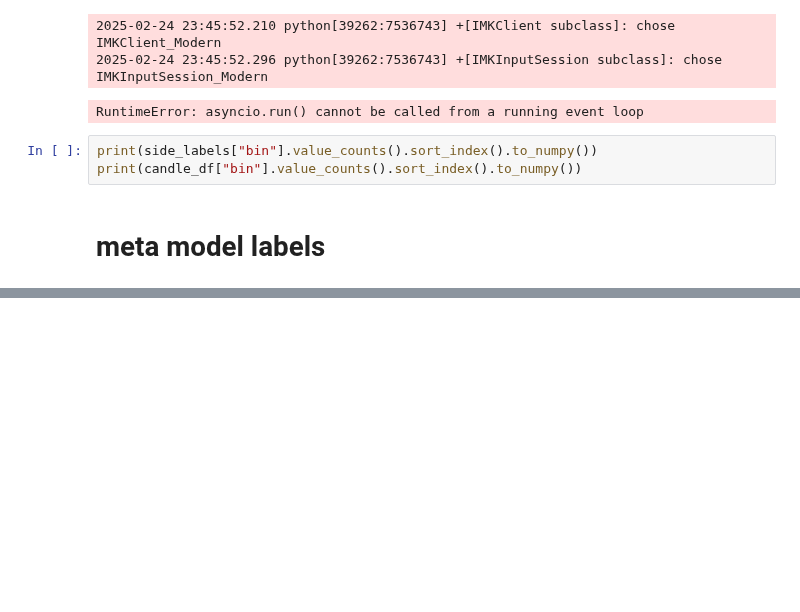
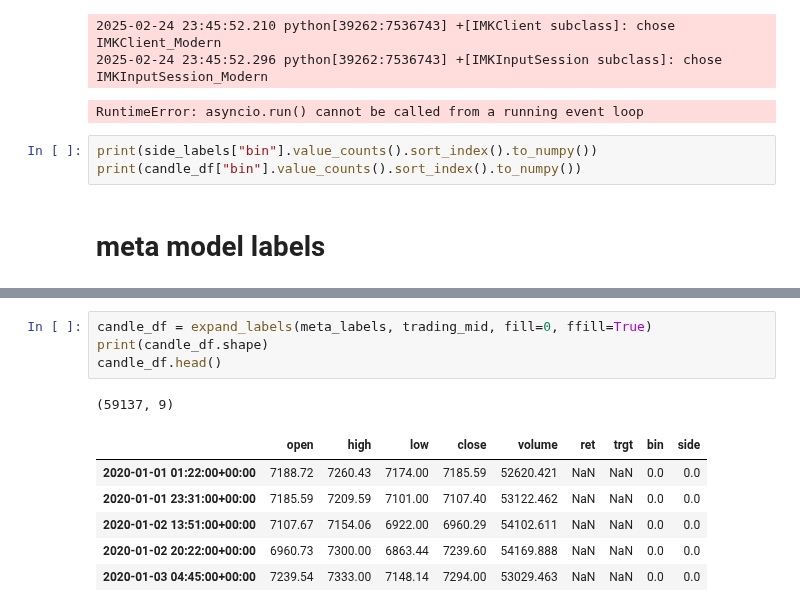
Before and after one commit to ArtiPyHeart/jesse-trade, a Jupyter notebook: label_grid.ipynb, the cells around one changed output, grey strips where cells are left out. Cells and saved outputs as stored; diff of their text form; blank space fills up the shorter version.

```diff
--- a/label_grid.ipynb
+++ b/label_grid.ipynb
@@ -495,0 +579,12 @@ side_full_df.shape
+# %%
+candle_df = expand_labels(meta_labels, trading_mid, fill=0, ffill=True)
+print(candle_df.shape)
+candle_df.head()
+# %% [output]
+(59137, 9)
+|  | open | high | low | close | volume | ret | trgt | bin | side |
+| 2020-01-01 01:22:00+00:00 | 7188.72 | 7260.43 | 7174.00 | 7185.59 | 52620.421 | NaN | NaN | 0.0 | 0.0 |
+| 2020-01-01 23:31:00+00:00 | 7185.59 | 7209.59 | 7101.00 | 7107.40 | 53122.462 | NaN | NaN | 0.0 | 0.0 |
+| 2020-01-02 13:51:00+00:00 | 7107.67 | 7154.06 | 6922.00 | 6960.29 | 54102.611 | NaN | NaN | 0.0 | 0.0 |
+| 2020-01-02 20:22:00+00:00 | 6960.73 | 7300.00 | 6863.44 | 7239.60 | 54169.888 | NaN | NaN | 0.0 | 0.0 |
+| 2020-01-03 04:45:00+00:00 | 7239.54 | 7333.00 | 7148.14 | 7294.00 | 53029.463 | NaN | NaN | 0.0 | 0.0 |
```
Also changed, not shown: parts of 23 cells of this notebook, 3 other files.
